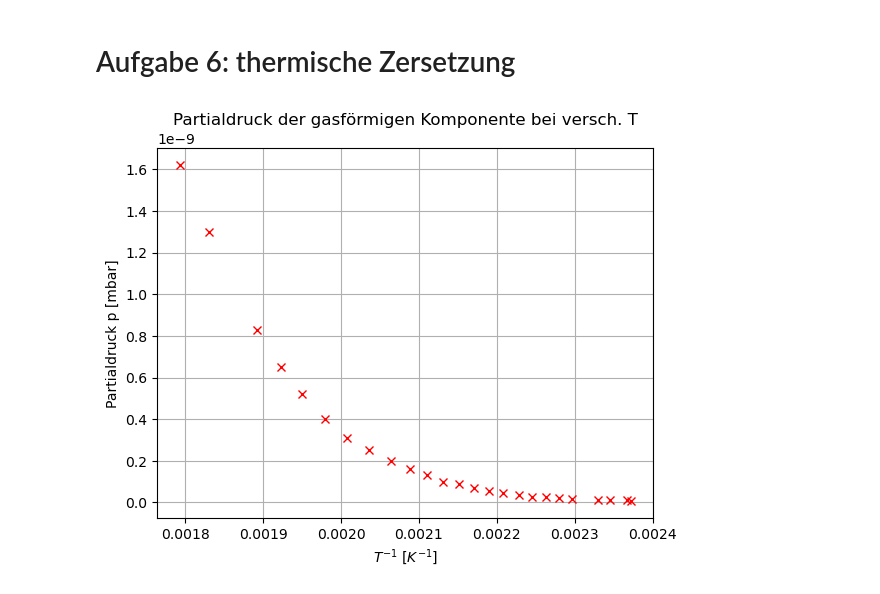
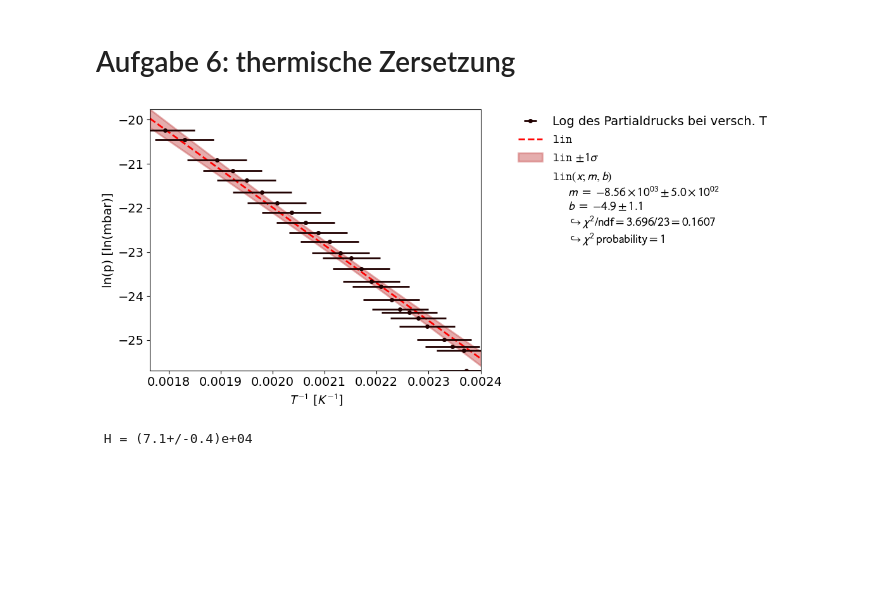
Before and after one commit to MRNock04/P3, a Jupyter notebook: Massenspektrometer/Auswertung.ipynb, the cells around one changed output. Drawn from its saved outputs; the diff is of its cells as text; code cells hidden in the pictures; blank space fills up the shorter version.

```diff
--- a/Massenspektrometer/Auswertung.ipynb
+++ b/Massenspektrometer/Auswertung.ipynb
@@ -363,39 +364,41 @@ ax5_2.legend()
 # %% [markdown]
 # Aufgabe 6: thermische Zersetzung
 # %%
+# defining the constants
+R = 8.314
+
+# defining the model
+def exp(x,C,H):
+    return C * np.exp(-H/R * x)
+
 # angefangen bei 5s, alle 5s
 p = np.array([1.62, 1.30, 0.83, 0.65, 0.52, 0.40, 0.31, 0.25, 0.20, 0.16, 0.13, 0.1, 0.09, 0.07, 0.053, 0.047, 0.035, 0.028, 0.026, 0.023, 0.019, 0.014, 0.012, 0.011, 0.007]) * 10 ** -9
 U = np.array([16.10, 15.46, 14.44, 13.97, 13.56, 13.12, 12.72, 12.33, 11.96, 11.64, 11.36, 11.1, 10.84, 10.61, 10.37, 10.16, 9.93, 9.74, 9.54, 9.35, 9.17, 8.82, 8.66, 8.44, 8.39])
 
-# Tinv = 1 / (ufloat(17.65, 1.1) * U + 273.5)
+T = ufloat(17.65, 1.1) * U + 273.5
+Tinv = 1 / T
 
-# therm = XYContainer(unp.nominal_values(Tinv), unp.nominal_values(unp.log(p)))
-# therm.axis_labels = ('$T^{-1}$ [$K^{-1}$]','ln(p) [ln(mbar)]')
-# therm.label = 'Log des Partialdrucks bei versch. T'
+therm = XYContainer(unp.nominal_values(Tinv), unp.nominal_values(unp.log(p)))
+therm.axis_labels = ('$T^{-1}$ [$K^{-1}$]','ln(p) [ln(mbar)]')
+therm.label = 'Log des Partialdrucks bei versch. T'
 
-# therm.add_error('x', unp.std_devs(Tinv))
-# therm.add_error('y', unp.std_devs(unp.log(p)))
+therm.add_error('x', unp.std_devs(Tinv))
+therm.add_error('y', unp.std_devs(unp.log(p)))
 
-# therm_fit = XYFit(therm, lin)
-# therm_fit.do_fit()
+therm_fit = XYFit(therm, lin)
+therm_fit.do_fit()
 
-# plot = Plot(therm_fit)
+plot = Plot(therm_fit)
 
-# plot.customize('model_line', 'color', [(0, 'red')])
-# plot.customize('model_error_band', 'color', [(0, 'indianred')])
+plot.customize('model_line', 'color', [(0, 'red')])
+plot.customize('model_error_band', 'color', [(0, 'indianred')])
 
-# plot.plot()
-# plot.show()
+plot.plot()
+plot.show()
 
-Tinv = 1 / (17.65 * U + 273.5)
-
-plt.plot(Tinv,p, 'rx')
-plt.xlabel('$T^{-1}$ [$K^{-1}$]')
-plt.ylabel('Partialdruck p [mbar]')
-plt.title('Partialdruck der gasförmigen Komponente bei versch. T')
-plt.grid()
-
-plt.savefig('Temperatur')
-plt.show()
+# Ausgeben der Lösung
+m = ufloat(therm_fit.parameter_values[0], therm_fit.parameter_errors[0])
+print(f' H = {-m * R}')
 # %% [output]
-[figure, old version]
+[figure, new version]
+ H = (7.1+/-0.4)e+04
```
Also changed, not shown: parts of 2 cells of this notebook.
